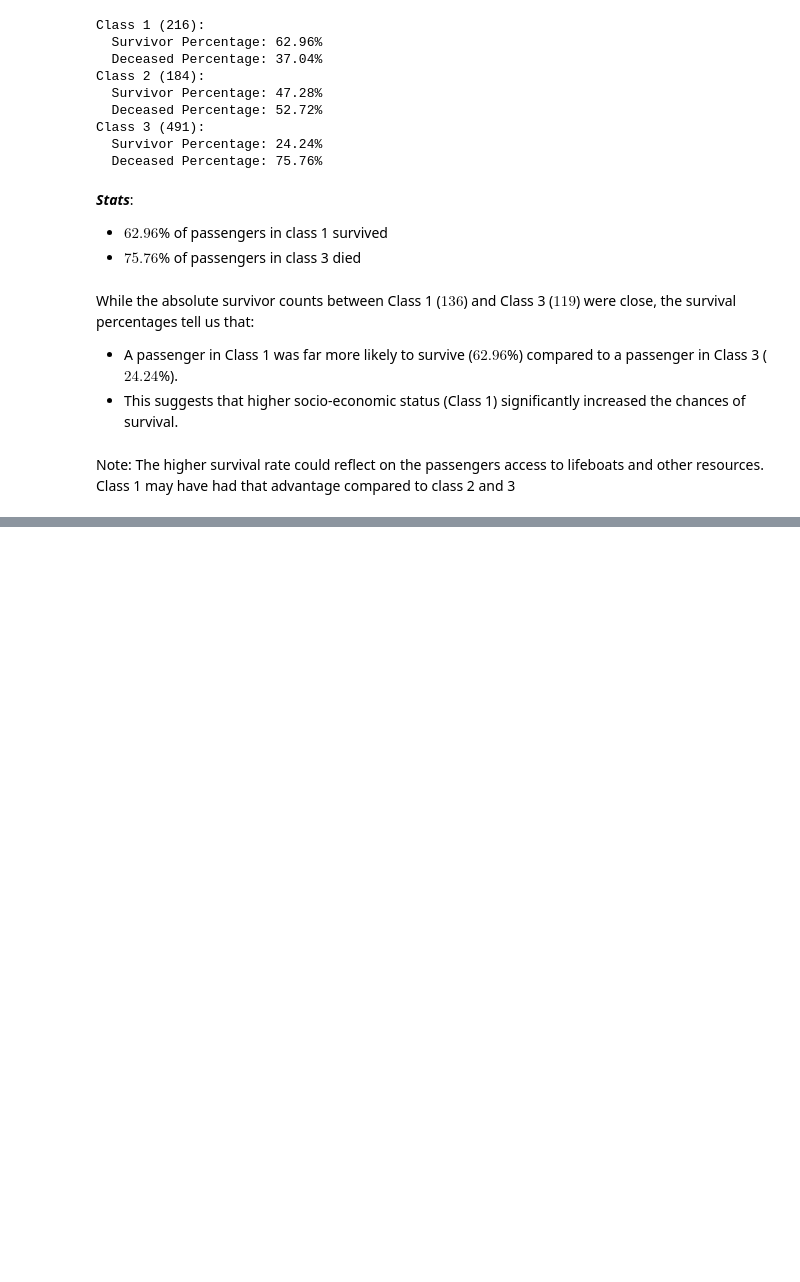
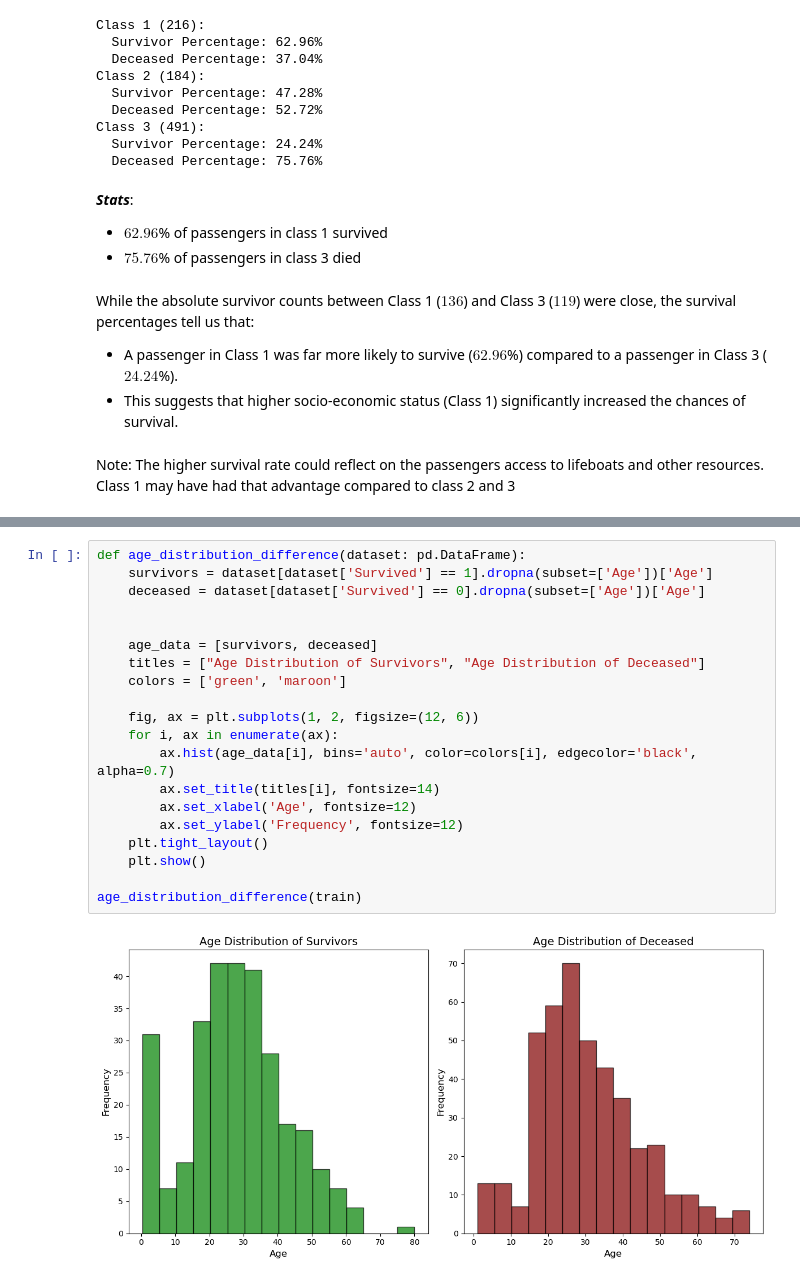
Before and after one commit to davidjoves/Predicting-Survival-from-the-Titanic, a Jupyter notebook: work.ipynb, the cells around one changed output, grey strips where cells are left out. Cells and saved outputs as stored; diff of their text form; blank space fills up the shorter version.

```diff
--- a/work.ipynb
+++ b/work.ipynb
@@ -364,0 +388,22 @@ Note: The higher survival rate could reflect on the passengers access to lifeboa
+# %%
+def age_distribution_difference(dataset: pd.DataFrame):
+    survivors = dataset[dataset['Survived'] == 1].dropna(subset=['Age'])['Age']
+    deceased = dataset[dataset['Survived'] == 0].dropna(subset=['Age'])['Age']
+
+
+    age_data = [survivors, deceased]
+    titles = ["Age Distribution of Survivors", "Age Distribution of Deceased"]
+    colors = ['green', 'maroon']
+
+    fig, ax = plt.subplots(1, 2, figsize=(12, 6))
+    for i, ax in enumerate(ax):
+        ax.hist(age_data[i], bins='auto', color=colors[i], edgecolor='black', alpha=0.7)
+        ax.set_title(titles[i], fontsize=14)
+        ax.set_xlabel('Age', fontsize=12)
+        ax.set_ylabel('Frequency', fontsize=12)
+    plt.tight_layout()
+    plt.show()
+
+age_distribution_difference(train)
+# %% [output]
+[figure, added]
```
Also changed, not shown: parts of 4 cells of this notebook.
